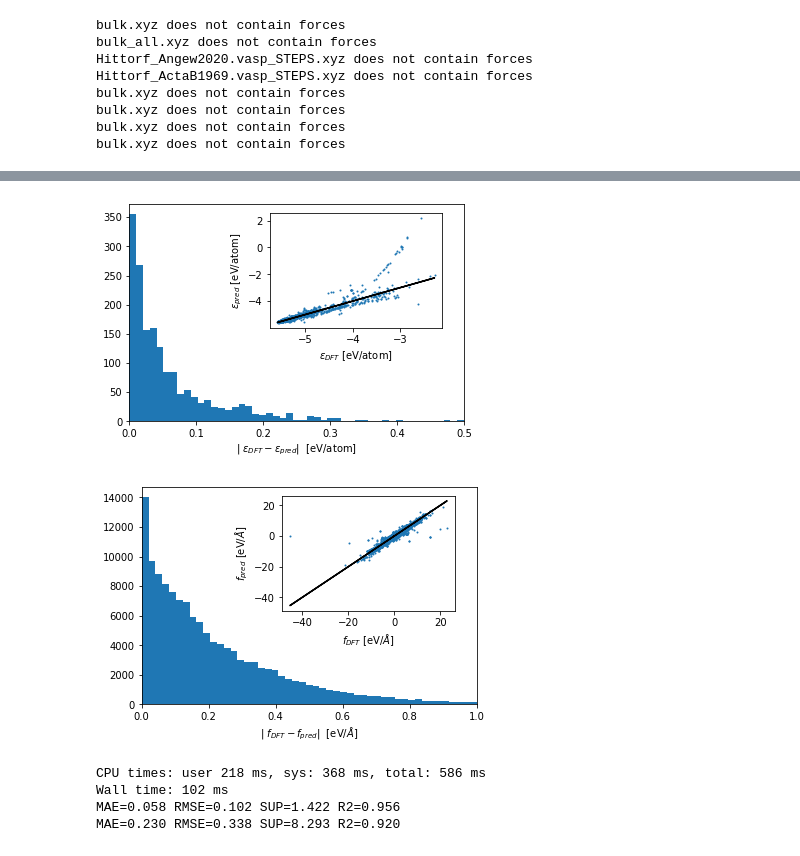
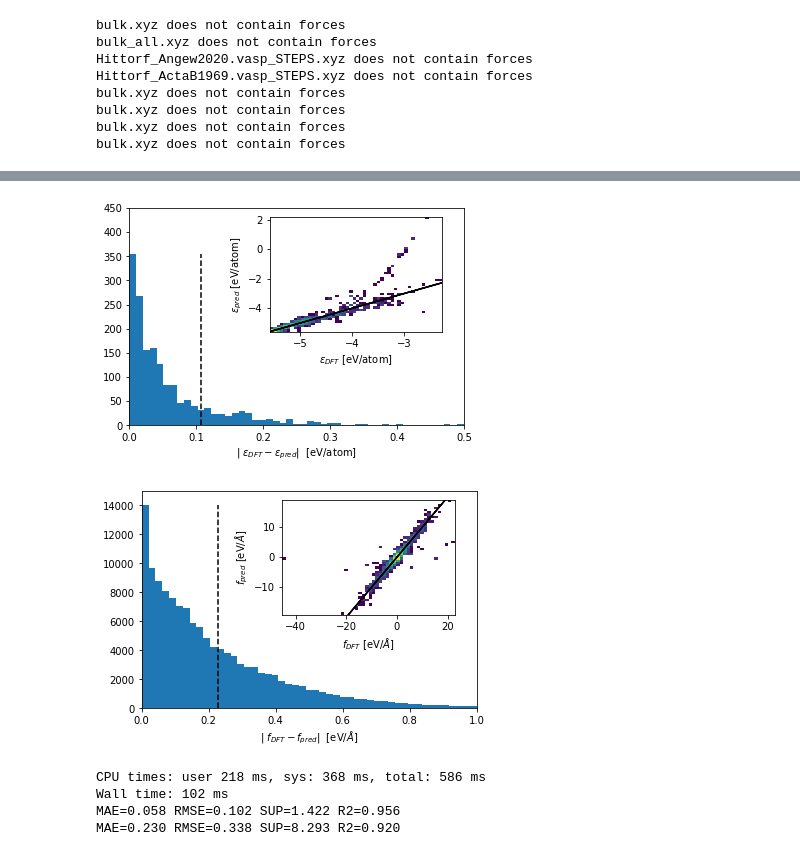
Before and after one commit to ClaudioZeni/Castle, a Jupyter notebook: notebooks/Active_learning.ipynb, the cells around one changed output, grey strips where cells are left out. Saved outputs shown, nothing was run; the diff lists cells and outputs as text; code cells hidden in the pictures.

```diff
--- a/notebooks/Active_learning.ipynb
+++ b/notebooks/Active_learning.ipynb
@@ -97,25 +95,29 @@ print_score(fp.flatten(), f_val_.flatten())
 fig, ax = plt.subplots()
 left, bottom, width, height = [.45, 0.45, 0.4, 0.4]
 ax_new = fig.add_axes([left, bottom, width, height])
-ax.hist(abs(e_val_/nat_val_- ep/nat_val_), bins = np.linspace(0, .5, 50))
-ax_new.scatter(e_val_/nat_val_, ep/nat_val_, s=1)
+hist = ax.hist(abs(e_val_/nat_val_- ep/nat_val_), bins = np.linspace(0, .5, 50))
+ax.vlines(np.mean(abs(e_val_/nat_val_- ep/nat_val_)), 0, max(hist[0]), color= 'k', linestyle = '--', lw = 1.5)
+ax_new.hist2d(e_val_/nat_val_, ep/nat_val_, cmin=1e-12, bins = 50, norm=mpl.colors.LogNorm())
 ax_new.plot(e_val_/nat_val_, e_val_/nat_val_, 'k-')
 ax_new.set_xlabel("$\epsilon_{DFT}$ [eV/atom]")
 ax_new.set_ylabel("$\epsilon_{pred}$ [eV/atom]")
 ax.set_xlim(0, .5)
 ax.set_xlabel("| $\epsilon_{DFT}- \epsilon_{pred}|$  [eV/atom]")
+ax.set_ylim(0, 450)
 plt.savefig(f"../../plots/divide/validation_energy_error_{species}_linear_N_{N}_maxdeg_{maxdeg}.pdf")
 plt.show()
 
 fig, ax = plt.subplots()
 left, bottom, width, height = [.45, 0.45, 0.4, 0.4]
 ax_new = fig.add_axes([left, bottom, width, height])
-ax.hist(abs(f_val_.ravel() - fp.ravel()), bins = np.linspace(0, 1, 50))
-ax_new.scatter(f_val_.ravel(), fp.ravel(), s=1)
+hist = ax.hist(abs(f_val_.ravel() - fp.ravel()), bins = np.linspace(0, 1, 50))
+ax.vlines(np.mean(abs(f_val_.ravel() - fp.ravel())), 0, max(hist[0]), color= 'k', linestyle = '--', lw = 1.5)
+ax_new.hist2d(f_val_.ravel(), fp.ravel(), cmin=1e-12, bins = 50, norm=mpl.colors.LogNorm())
 ax_new.plot(f_val_.ravel(), f_val_.ravel(), 'k-')
 ax_new.set_xlabel("$f_{DFT}$ [eV/$\AA$]")
 ax_new.set_ylabel("$f_{pred}$ [eV/$\AA$]")
 ax.set_xlim(0, 1)
+ax.set_ylim(0, 15000)
 ax.set_xlabel("| $f_{DFT}- f_{pred}|$  [eV/$\AA$]")
 plt.savefig(f"../../plots/divide/validation_force_error_{species}_linear_N_{N}_maxdeg_{maxdeg}.pdf")
 plt.show()
@@ -125,7 +127,7 @@ Wall time: 31.8 ms
 MAE=0.106 RMSE=0.328 SUP=4.764 R2=0.801
 MAE=0.229 RMSE=0.378 SUP=45.084 R2=0.861
-[figure, old version]
+[figure, new version]
-[figure, old version]
+[figure, new version]
 # %%
 %time predictions = model_lin.predict_from_features(tr_features, forces=True)
 et = predictions['energy']
```
Also changed, not shown: parts of 9 cells of this notebook, 1 other file.
